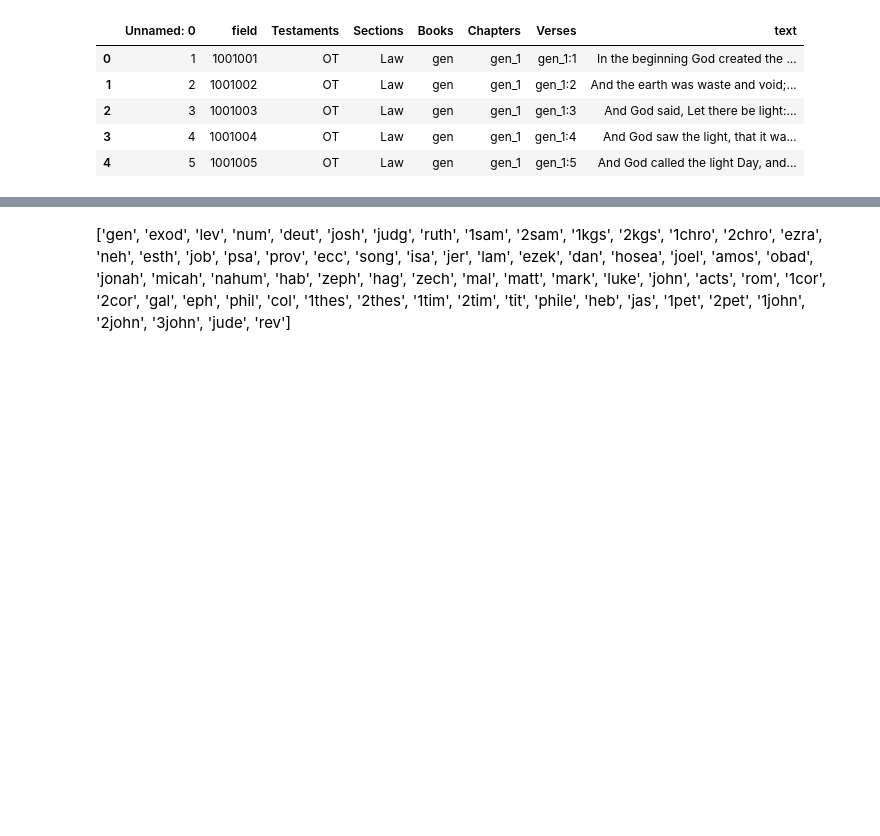
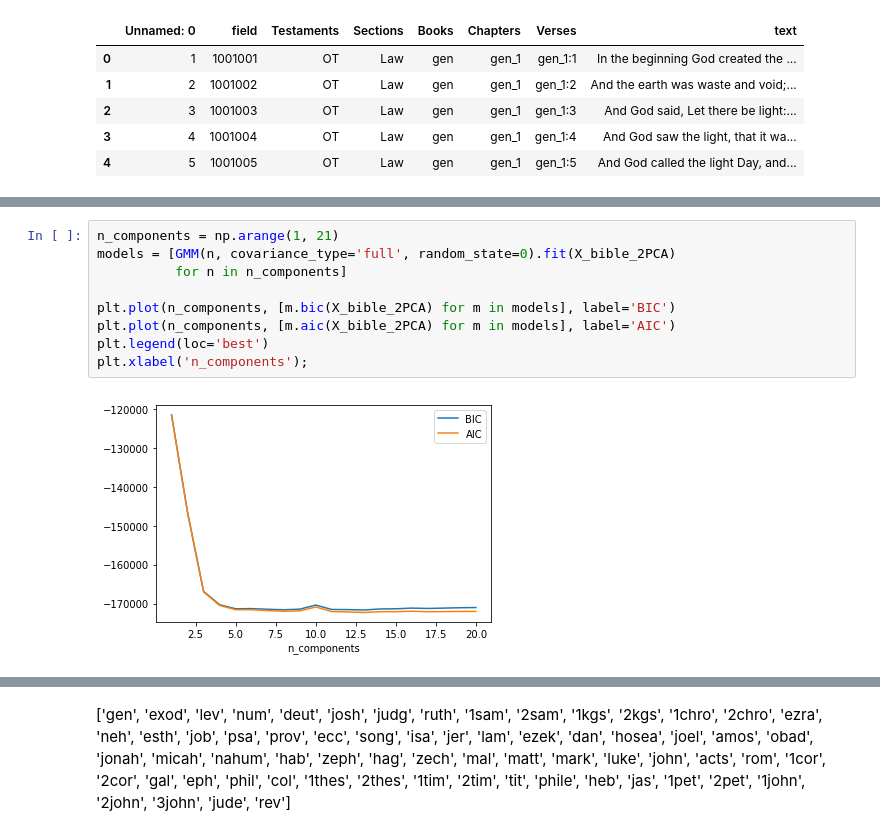
Before and after one commit to Gavin-Whitesitt/Project-2, a Jupyter notebook: Problem #3 Bible.ipynb, the cells around one changed output, grey strips where cells are left out. Cells and saved outputs as stored; diff of their text form; blank space fills up the shorter version.

```diff
--- a/Problem #3 Bible.ipynb
+++ b/Problem #3 Bible.ipynb
@@ -22,0 +168,11 @@ bible.head()
+# %%
+n_components = np.arange(1, 21)
+models = [GMM(n, covariance_type='full', random_state=0).fit(X_bible_2PCA)
+          for n in n_components]
+
+plt.plot(n_components, [m.bic(X_bible_2PCA) for m in models], label='BIC')
+plt.plot(n_components, [m.aic(X_bible_2PCA) for m in models], label='AIC')
+plt.legend(loc='best')
+plt.xlabel('n_components');
+# %% [output]
+[figure, added]
```
Also changed, not shown: parts of 31 cells of this notebook.
